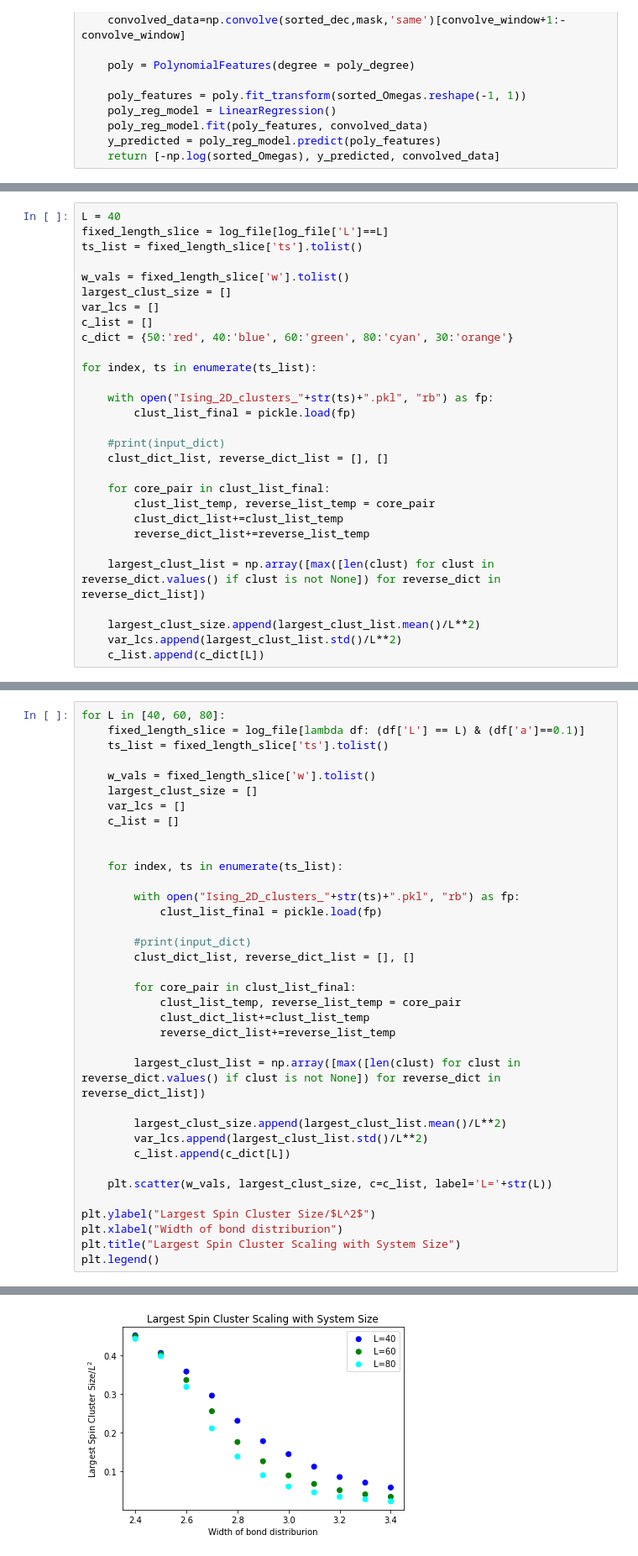
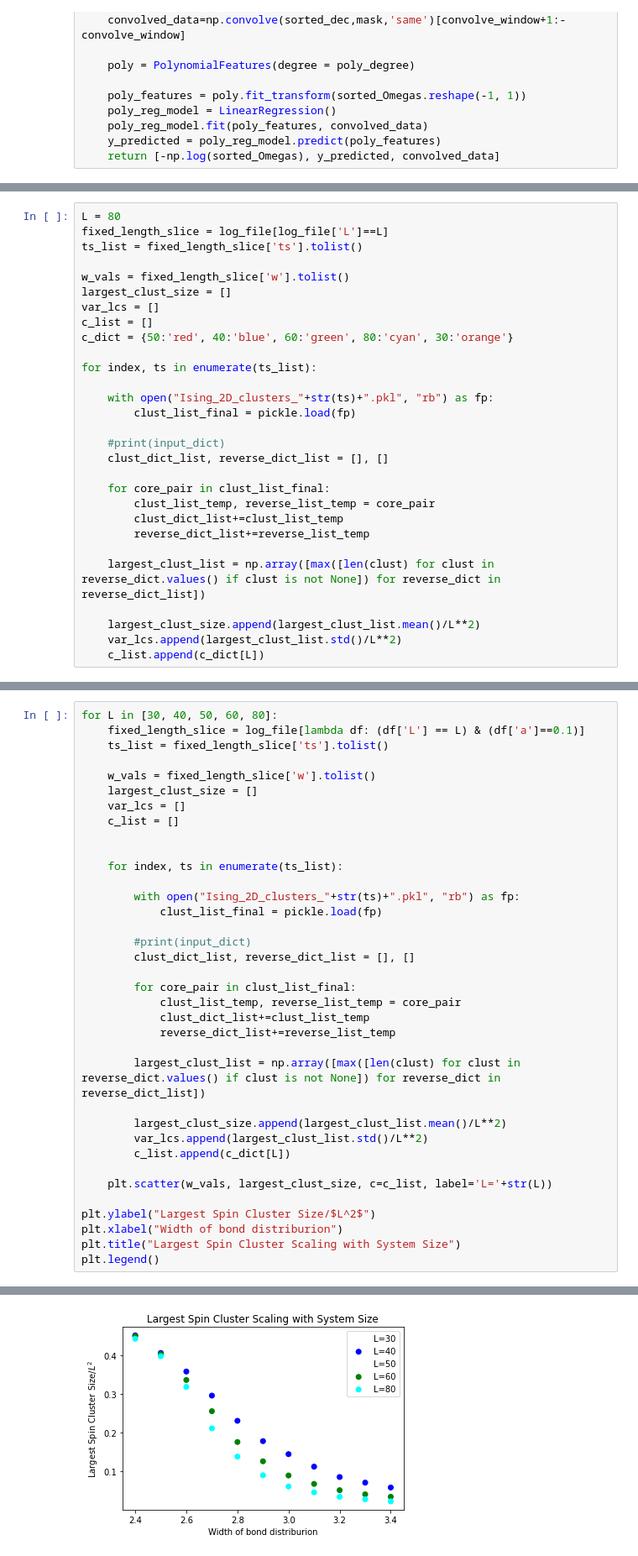
Before and after one commit to tsgaurav/Ising_RSRG, a Jupyter notebook: output/large_instance_runs_1/Distribution_Analysis.ipynb, the cells around one changed output, grey strips where cells are left out. Shown at 84% size. Saved outputs shown, nothing was run; the diff lists cells and outputs as text.

```diff
--- a/output/large_instance_runs_1/Distribution_Analysis.ipynb
+++ b/output/large_instance_runs_1/Distribution_Analysis.ipynb
@@ -207,5 +192,5 @@ log_file[lambda df: (df['L'] == 50) & (df['a']==0.1)]
 # %%
-L = 40
+L = 80
 fixed_length_slice = log_file[log_file['L']==L]
 ts_list = fixed_length_slice['ts'].tolist()
 
@@ -250,7 +235,7 @@ plt.scatter(sorted_x, sorted_y)
 <matplotlib.collections.PathCollection at 0x...>
 [figure]
 # %%
-for L in [40, 60, 80]:
+for L in [30, 40, 50, 60, 80]:
     fixed_length_slice = log_file[lambda df: (df['L'] == L) & (df['a']==0.1)]
     ts_list = fixed_length_slice['ts'].tolist()
 
@@ -260,34 +245,34 @@ for L in [40, 60, 80]:
     c_list = []
 
 
     for index, ts in enumerate(ts_list):
 
         with open("Ising_2D_clusters_"+str(ts)+".pkl", "rb") as fp:
             clust_list_final = pickle.load(fp)
 
         #print(input_dict)
         clust_dict_list, reverse_dict_list = [], []
 
         for core_pair in clust_list_final:
             clust_list_temp, reverse_list_temp = core_pair
             clust_dict_list+=clust_list_temp
             reverse_dict_list+=reverse_list_temp
 
         largest_clust_list = np.array([max([len(clust) for clust in reverse_dict.values() if clust is not None]) for reverse_dict in reverse_dict_list])
 
         largest_clust_size.append(largest_clust_list.mean()/L**2)
         var_lcs.append(largest_clust_list.std()/L**2)
         c_list.append(c_dict[L])
 
     plt.scatter(w_vals, largest_clust_size, c=c_list, label='L='+str(L))
 
 plt.ylabel("Largest Spin Cluster Size/$L^2$")
 plt.xlabel("Width of bond distriburion")
 plt.title("Largest Spin Cluster Scaling with System Size")
 plt.legend()
 # %% [output]
 <matplotlib.legend.Legend at 0x...>
-[figure, old version]
+[figure, new version]
 # %%
 sorted_y = np.array([x for _,x in sorted(zip(w_vals,var_lcs))])
 sorted_x = np.array(sorted(w_vals))
```
Also changed, not shown: parts of 7 cells of this notebook, 1 other file.
